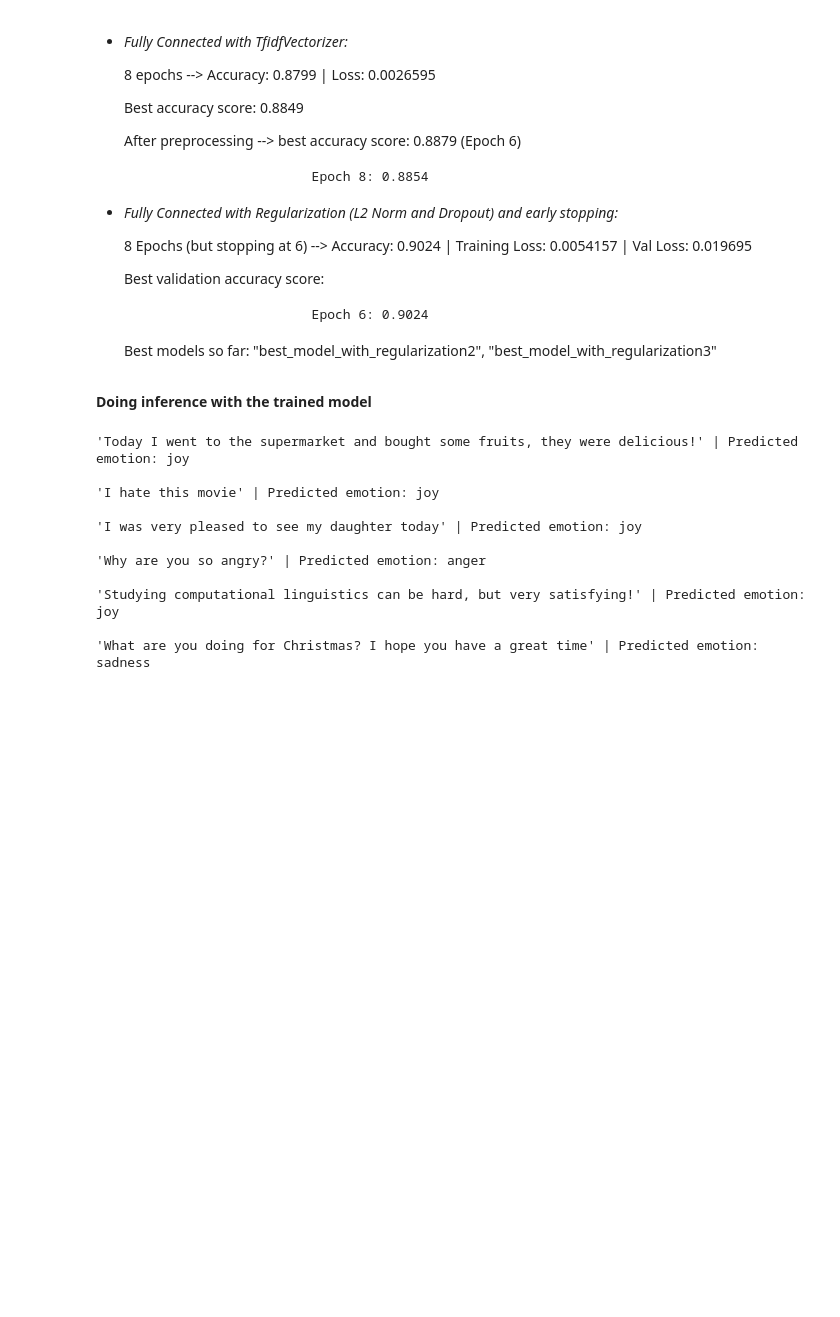
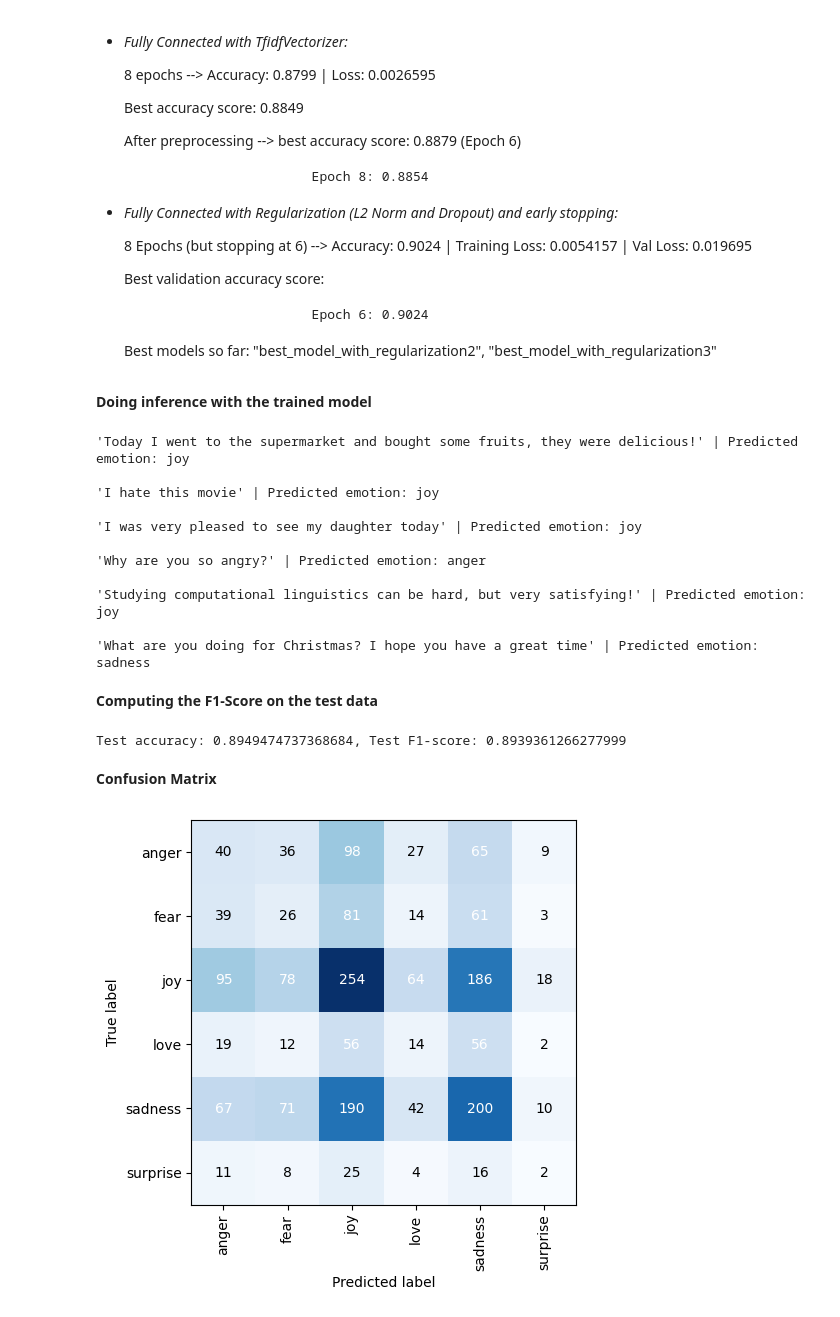
Before and after one commit to gmunda97/emotion_classification, a Jupyter notebook: jupyter_notebooks/FCNN_from_scratch.ipynb, the cells around one changed output. Saved outputs shown, nothing was run; the diff lists cells and outputs as text; code cells hidden in the pictures; blank space fills up the shorter version.

Commit message:
F1-Score and Conf Mat for FCNN computed

```diff
--- a/jupyter_notebooks/FCNN_from_scratch.ipynb
+++ b/jupyter_notebooks/FCNN_from_scratch.ipynb
@@ -319,3 +320,64 @@ with torch.no_grad():
 'Studying computational linguistics can be hard, but very satisfying!' | Predicted emotion: joy
 
 'What are you doing for Christmas? I hope you have a great time' | Predicted emotion: sadness
+# %% [markdown]
+**Computing the F1-Score on the test data**
+# %%
+# Compute F1-score on test data
+net.eval()
+total_correct = 0
+true_labels, predicted_labels = [], []
+with torch.no_grad():
+    for labels, features in test_dataloader:
+        out = net(features)
+        labels = labels.squeeze(1)
+        _, predicted = torch.max(out, dim=1)
+        total_correct += (predicted == labels).sum().item()
+        true_labels.extend(labels.numpy())
+        predicted_labels.extend(predicted.numpy())
+    test_accuracy = total_correct / len(test_dataset)
+    test_f1_score = f1_score(true_labels, predicted_labels, average='weighted')
+
+print(f"Test accuracy: {test_accuracy}, Test F1-score: {test_f1_score}")
+# %% [output]
+Test accuracy: 0.8949474737368684, Test F1-score: 0.8939361266277999
+# %% [markdown]
+**Confusion Matrix**
+# %%
+# Put the model in evaluation mode
+net.eval()
+
+# Classify the test data and compute the predicted labels
+y_true = test_data["Emotion"].tolist()
+y_pred = []
+with torch.no_grad():
+    for labels, features in test_dataloader:
+        out = net(features)
+        _, predicted = torch.max(out, dim=1)
+        y_pred.extend(predicted.tolist())
+y_pred = label_encoder.inverse_transform(y_pred)
+
+# Compute the confusion matrix
+cm = confusion_matrix(y_true, y_pred, labels=label_encoder.classes_.tolist())
+
+# Plot the confusion matrix
+fig, ax = plt.subplots(figsize=(5,5))
+im = ax.imshow(cm, cmap='Blues')
+
+# Set the tick labels
+ax.set_xticks(np.arange(len(label_encoder.classes_)))
+ax.set_yticks(np.arange(len(label_encoder.classes_)))
+ax.set_xticklabels(label_encoder.classes_, rotation=90)
+ax.set_yticklabels(label_encoder.classes_)
+ax.set_xlabel("Predicted label")
+ax.set_ylabel("True label")
+
+# Add annotations to the plot
+for i in range(len(label_encoder.classes_)):
+    for j in range(len(label_encoder.classes_)):
+        text = ax.text(j, i, cm[i, j], ha="center", va="center", color="white" if cm[i, j] > len(y_true)/len(label_encoder.classes_)**2 else "black")
+
+# Show the plot
+plt.show()
+# %% [output]
+[figure, added]
```
Also changed, not shown: parts of 1 cell of this notebook.
